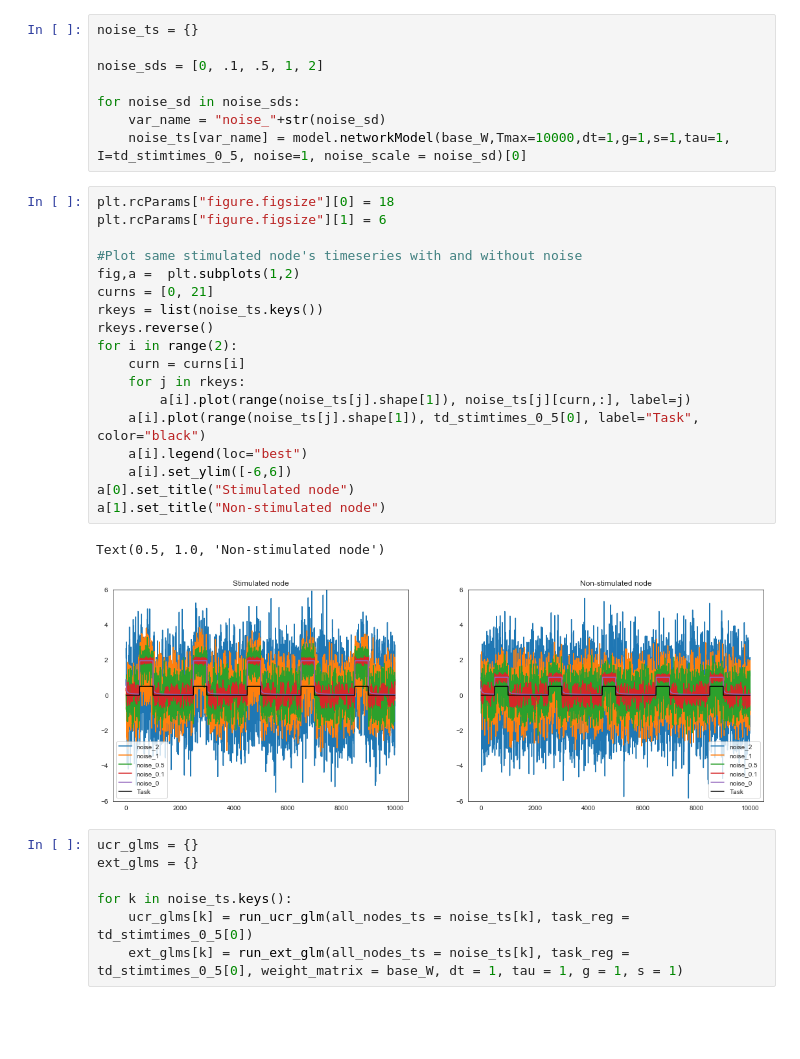
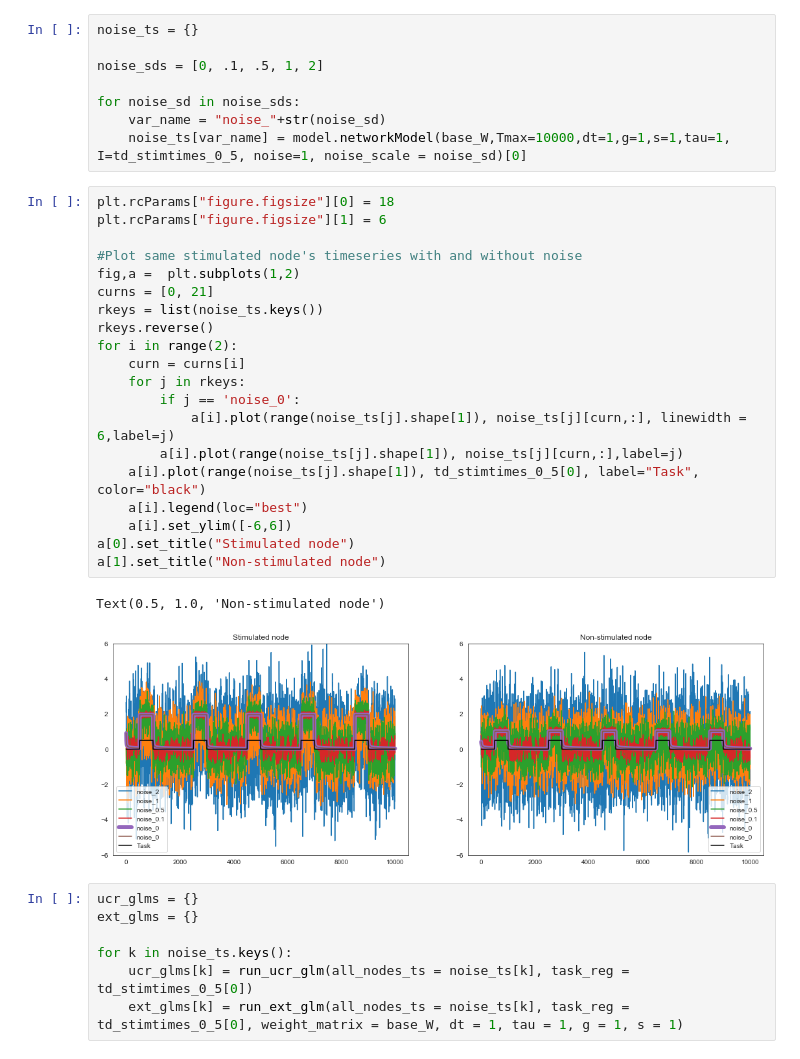
Before and after one commit to zenkavi/DevStudy_FmriNbs, a Jupyter notebook: notebooks/informationtransfermapping/TheoreticalResults/Zenkavi_Simulations/Extended_GLM_neural_network_level.ipynb, the cells around one changed output. Drawn from its saved outputs; the diff is of its cells as text; blank space fills up the shorter version.

Commit message:
cont examining effects of different amounts of noise

```diff
--- a/notebooks/informationtransfermapping/TheoreticalResults/Zenkavi_Simulations/Extended_GLM_neural_network_level.ipynb
+++ b/notebooks/informationtransfermapping/TheoreticalResults/Zenkavi_Simulations/Extended_GLM_neural_network_level.ipynb
@@ -486,24 +488,26 @@ for noise_sd in noise_sds:
 # %%
 plt.rcParams["figure.figsize"][0] = 18
 plt.rcParams["figure.figsize"][1] = 6
 
 #Plot same stimulated node's timeseries with and without noise
 fig,a =  plt.subplots(1,2)
 curns = [0, 21]
 rkeys = list(noise_ts.keys())
 rkeys.reverse()
 for i in range(2):
     curn = curns[i]
     for j in rkeys:
-        a[i].plot(range(noise_ts[j].shape[1]), noise_ts[j][curn,:], label=j)
+        if j == 'noise_0':
+            a[i].plot(range(noise_ts[j].shape[1]), noise_ts[j][curn,:], linewidth = 6,label=j)
+        a[i].plot(range(noise_ts[j].shape[1]), noise_ts[j][curn,:],label=j)
     a[i].plot(range(noise_ts[j].shape[1]), td_stimtimes_0_5[0], label="Task", color="black")
     a[i].legend(loc="best")
     a[i].set_ylim([-6,6])
 a[0].set_title("Stimulated node")
 a[1].set_title("Non-stimulated node")
 # %% [output]
 Text(0.5, 1.0, 'Non-stimulated node')
-[figure, old version]
+[figure, new version]
 # %%
 ucr_glms = {}
 ext_glms = {}
```
Also changed, not shown: parts of 3 cells of this notebook.
